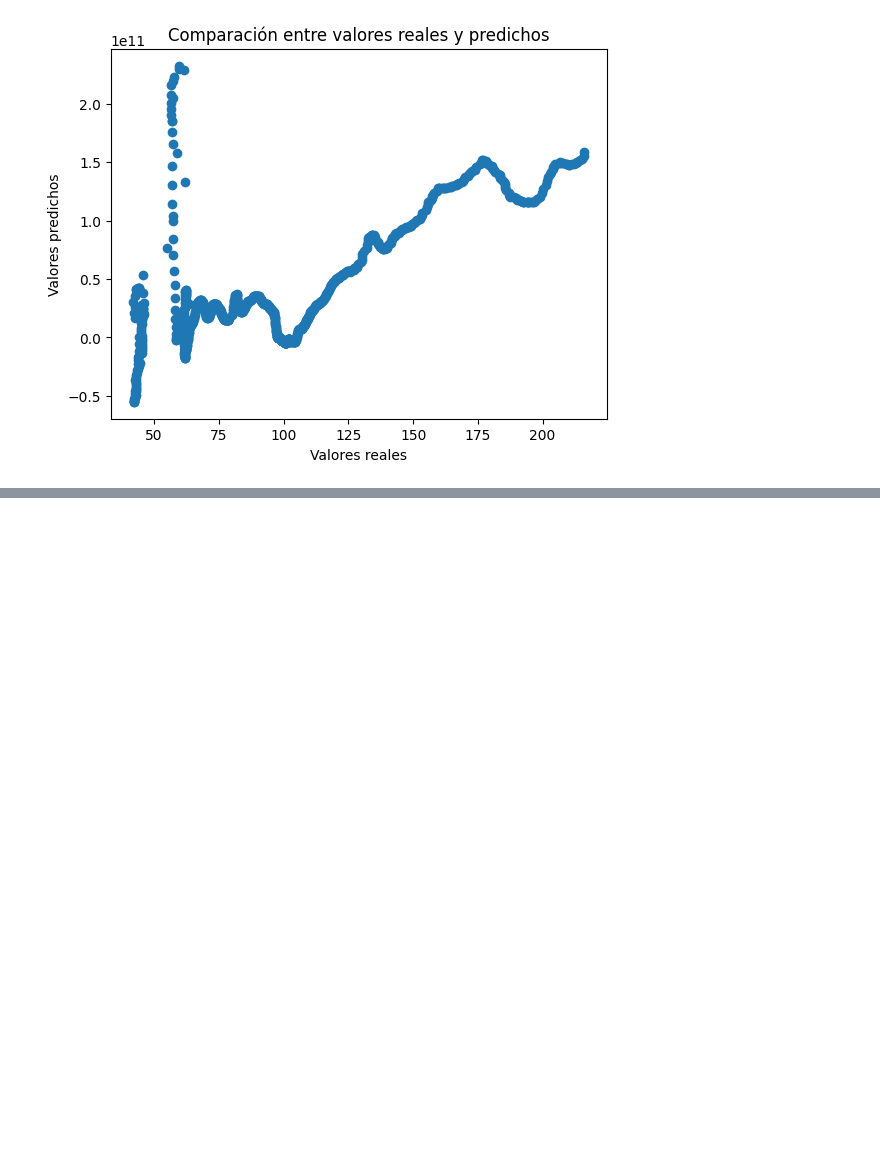
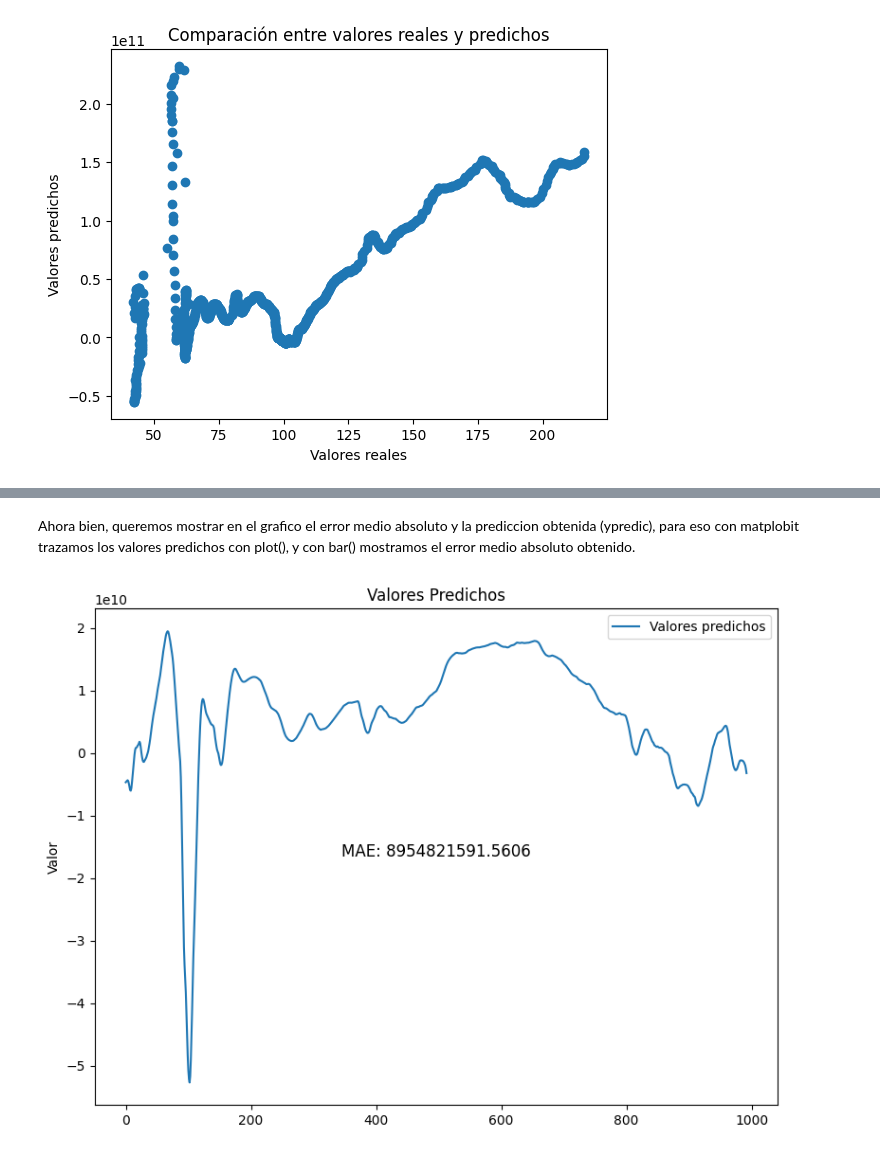
Before and after one commit to AgustinArquipa/Machinh-Learning, a Jupyter notebook: Trabajo_Final/TPFinal_Arquipa_Romero.ipynb, the cells around one changed output, grey strips where cells are left out. Saved outputs shown, nothing was run; the diff lists cells and outputs as text; code cells hidden in the pictures; blank space fills up the shorter version.

```diff
--- a/Trabajo_Final/TPFinal_Arquipa_Romero.ipynb
+++ b/Trabajo_Final/TPFinal_Arquipa_Romero.ipynb
@@ -143,0 +145,22 @@ plt.show()
+# %% [markdown]
+Ahora bien, queremos mostrar en el grafico el error medio absoluto y la prediccion obtenida (ypredic), para eso
+con matplobit trazamos los valores predichos con plot(), y con bar() mostramos el error medio absoluto obtenido.
+# %%
+#Creamos una figura con dos subplots
+fig, (ax) = plt.subplots(figsize=(8, 6))
+
+#Subplot 1: Valores predichos
+ax.plot(y_test.index, ypredic, label='Valores predichos')
+ax.set_ylabel('Valor')
+ax.set_title('Valores Predichos')
+ax.legend()
+
+#Subplot 2: Error medio absoluto
+ax.text(0.5, 0.5, f"MAE: {mae_y:.4f}", transform=ax.transAxes, ha='center', fontsize=12)
+
+#Ajustamos el espacio entre subplots
+plt.tight_layout()
+
+plt.show()
+# %% [output]
+[figure, added]
```
Also changed, not shown: parts of 7 cells of this notebook.
